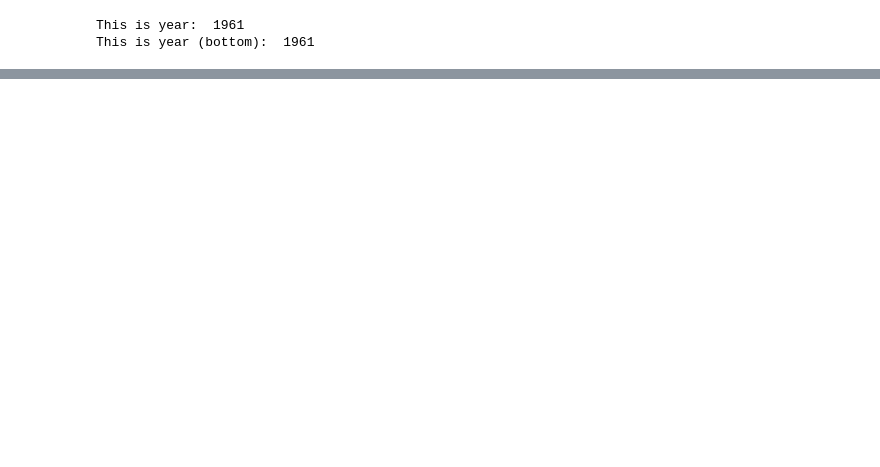
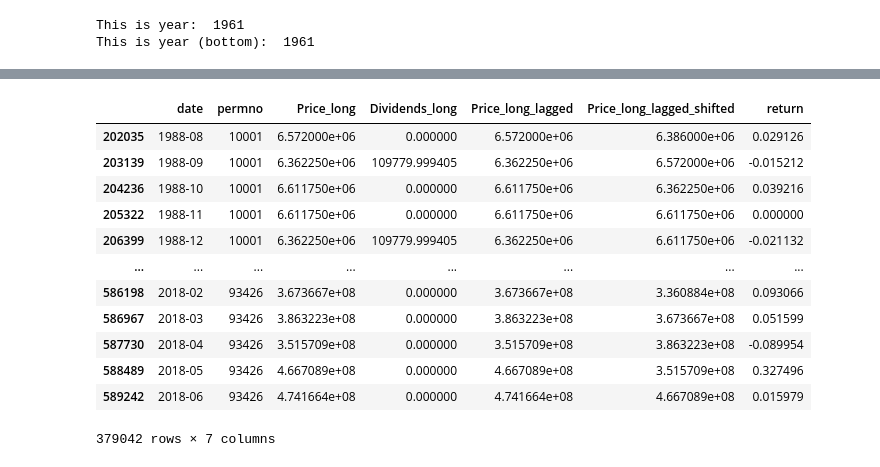
Before and after one commit to justusschenk/valueinvesting, a Jupyter notebook: Cross-Sectional-Regressions.ipynb, the cells around one changed output, grey strips where cells are left out. Saved outputs shown, nothing was run; the diff lists cells and outputs as text; code cells hidden in the pictures; blank space fills up the shorter version.

```diff
--- a/Cross-Sectional-Regressions.ipynb
+++ b/Cross-Sectional-Regressions.ipynb
@@ -166,0 +792,36 @@ KeyboardInterrupt:
+# %%
+# 1. Join dataframes indexed by ['date', 'permno']
+endog = df_price_minus_long_monthly.join(df_dividends_long, how='left')
+endog = endog.join(df_price_long_monthly, how='left')
+endog['Dividends_long'] = endog['Dividends_long'].fillna(0)
+
+# 2. Reset index to have 'date' and 'permno' as columns for grouping
+endog = endog.reset_index()
+
+# 3. Sort by permno and date so shift works correctly
+endog = endog.sort_values(['permno', 'date'])
+
+# 4. Compute lagged price per permno (previous month)
+endog['Price_long_lagged_shifted'] = endog.groupby('permno')['Price_long_lagged'].shift(1)
+
+# 5. Compute returns
+endog['return'] = (endog['Price_long'] + endog['Dividends_long']) / endog['Price_long_lagged_shifted'] - 1
+
+# 6. (Optional) drop rows where lagged price is NaN (no prior price to compute return)
+endog = endog.dropna(subset=['Price_long_lagged_shifted'])
+endog['date'] = endog['date'].dt.to_period('M')
+endog
+# %% [output]
+|  | date | permno | Price_long | Dividends_long | Price_long_lagged | Price_long_lagged_shifted | return |
+| 202035 | 1988-08 | 10001 | 6.572000e+06 | 0.000000 | 6.572000e+06 | 6.386000e+06 | 0.029126 |
+| 203139 | 1988-09 | 10001 | 6.362250e+06 | 109779.999405 | 6.362250e+06 | 6.572000e+06 | -0.015212 |
+| 204236 | 1988-10 | 10001 | 6.611750e+06 | 0.000000 | 6.611750e+06 | 6.362250e+06 | 0.039216 |
+| 205322 | 1988-11 | 10001 | 6.611750e+06 | 0.000000 | 6.611750e+06 | 6.611750e+06 | 0.000000 |
+| 206399 | 1988-12 | 10001 | 6.362250e+06 | 109779.999405 | 6.362250e+06 | 6.611750e+06 | -0.021132 |
+| ... | ... | ... | ... | ... | ... | ... | ... |
+| 586198 | 2018-02 | 93426 | 3.673667e+08 | 0.000000 | 3.673667e+08 | 3.360884e+08 | 0.093066 |
+| 586967 | 2018-03 | 93426 | 3.863223e+08 | 0.000000 | 3.863223e+08 | 3.673667e+08 | 0.051599 |
+| 587730 | 2018-04 | 93426 | 3.515709e+08 | 0.000000 | 3.515709e+08 | 3.863223e+08 | -0.089954 |
+| 588489 | 2018-05 | 93426 | 4.667089e+08 | 0.000000 | 4.667089e+08 | 3.515709e+08 | 0.327496 |
+| 589242 | 2018-06 | 93426 | 4.741664e+08 | 0.000000 | 4.741664e+08 | 4.667089e+08 | 0.015979 |
+379042 rows × 7 columns
```
Also changed, not shown: parts of 15 cells of this notebook, 3 other files.
